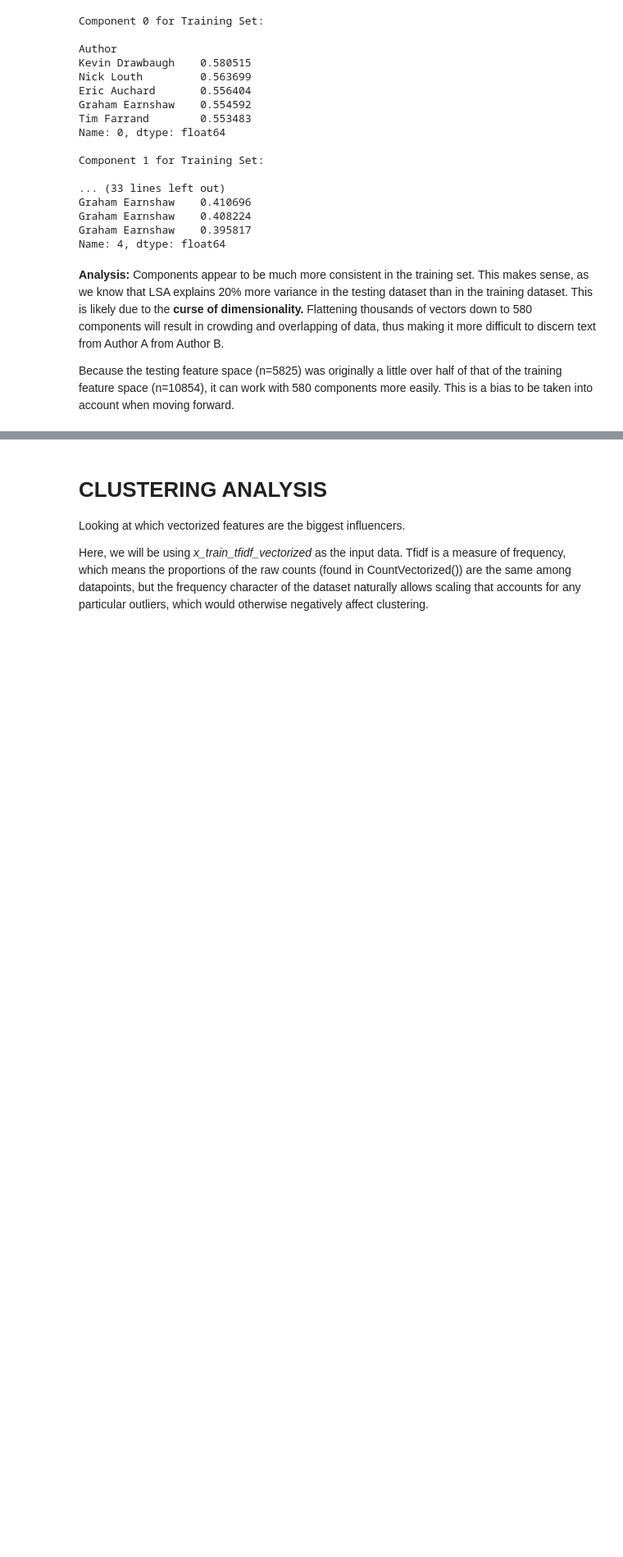
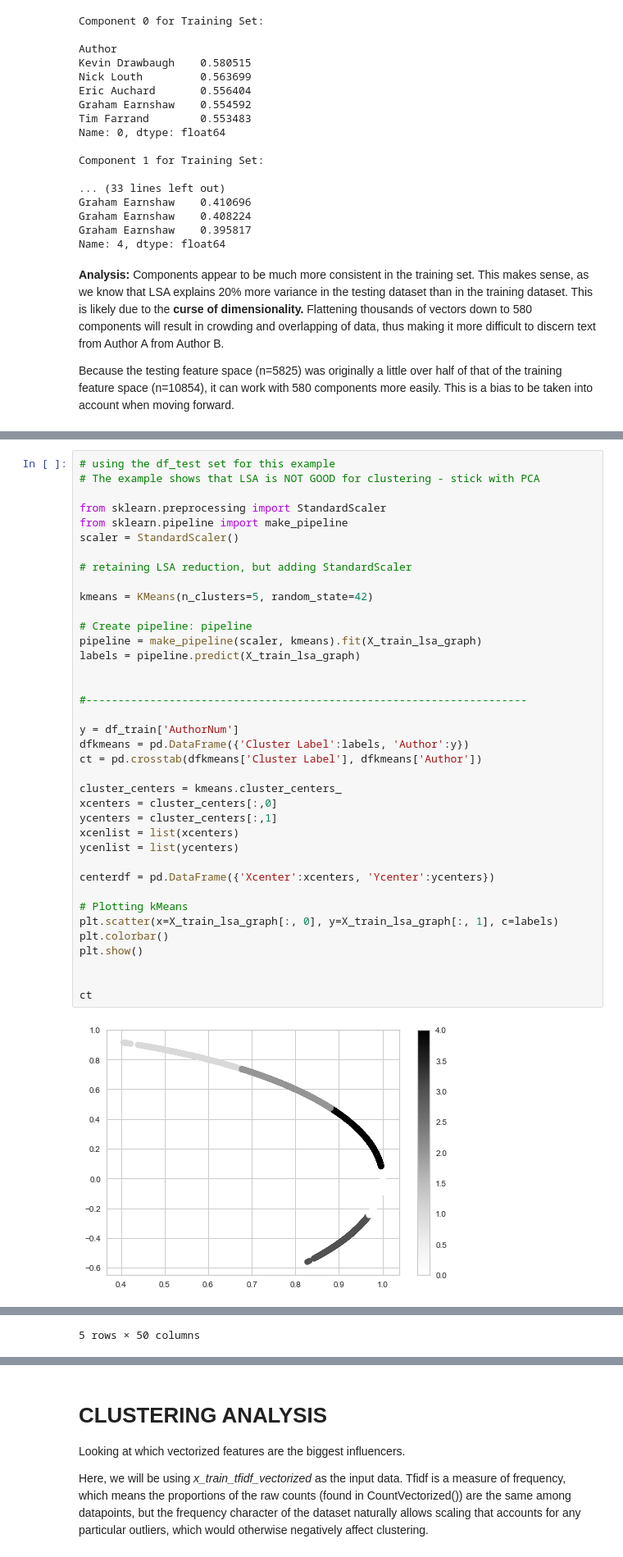
Before and after one commit to jafonte01/CAPSTONE---Unsupervised-Learning, a Jupyter notebook: Unit 4 NEW Capstone .ipynb, the cells around one changed output, grey strips where cells are left out. Shown: that part at 82% size. Cells and saved outputs as stored; diff of their text form; blank space fills up the shorter version.

```diff
--- a/Unit 4 NEW Capstone .ipynb
+++ b/Unit 4 NEW Capstone .ipynb
@@ -864,0 +921,40 @@ Clustering analysis is meant to find which features are most similar to each oth
+# %%
+# using the df_test set for this example
+# The example shows that LSA is NOT GOOD for clustering - stick with PCA
+
+from sklearn.preprocessing import StandardScaler
+from sklearn.pipeline import make_pipeline
+scaler = StandardScaler()
+
+# retaining LSA reduction, but adding StandardScaler
+
+kmeans = KMeans(n_clusters=5, random_state=42)
+
+# Create pipeline: pipeline
+pipeline = make_pipeline(scaler, kmeans).fit(X_train_lsa_graph)
+labels = pipeline.predict(X_train_lsa_graph)
+
+
+#---------------------------------------------------------------------
+
+y = df_train['AuthorNum']
+dfkmeans = pd.DataFrame({'Cluster Label':labels, 'Author':y})
+ct = pd.crosstab(dfkmeans['Cluster Label'], dfkmeans['Author'])
+
+cluster_centers = kmeans.cluster_centers_
+xcenters = cluster_centers[:,0]
+ycenters = cluster_centers[:,1]
+xcenlist = list(xcenters)
+ycenlist = list(ycenters)
+
+centerdf = pd.DataFrame({'Xcenter':xcenters, 'Ycenter':ycenters})
+
+# Plotting kMeans
+plt.scatter(x=X_train_lsa_graph[:, 0], y=X_train_lsa_graph[:, 1], c=labels)
+plt.colorbar()
+plt.show()
+
+
+ct
+# %% [output]
+[figure, added]
@@ -864,0 +968 @@ Clustering analysis is meant to find which features are most similar to each oth
+5 rows × 50 columns
```
Also changed, not shown: parts of 21 cells of this notebook.
